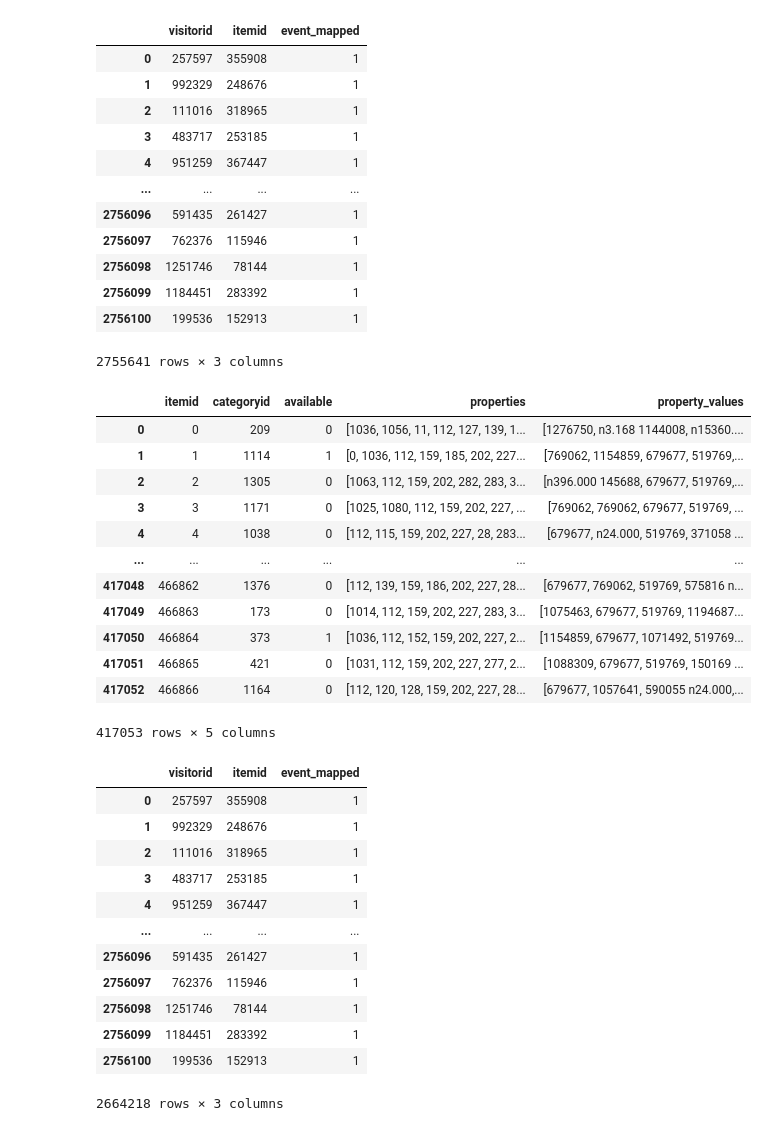
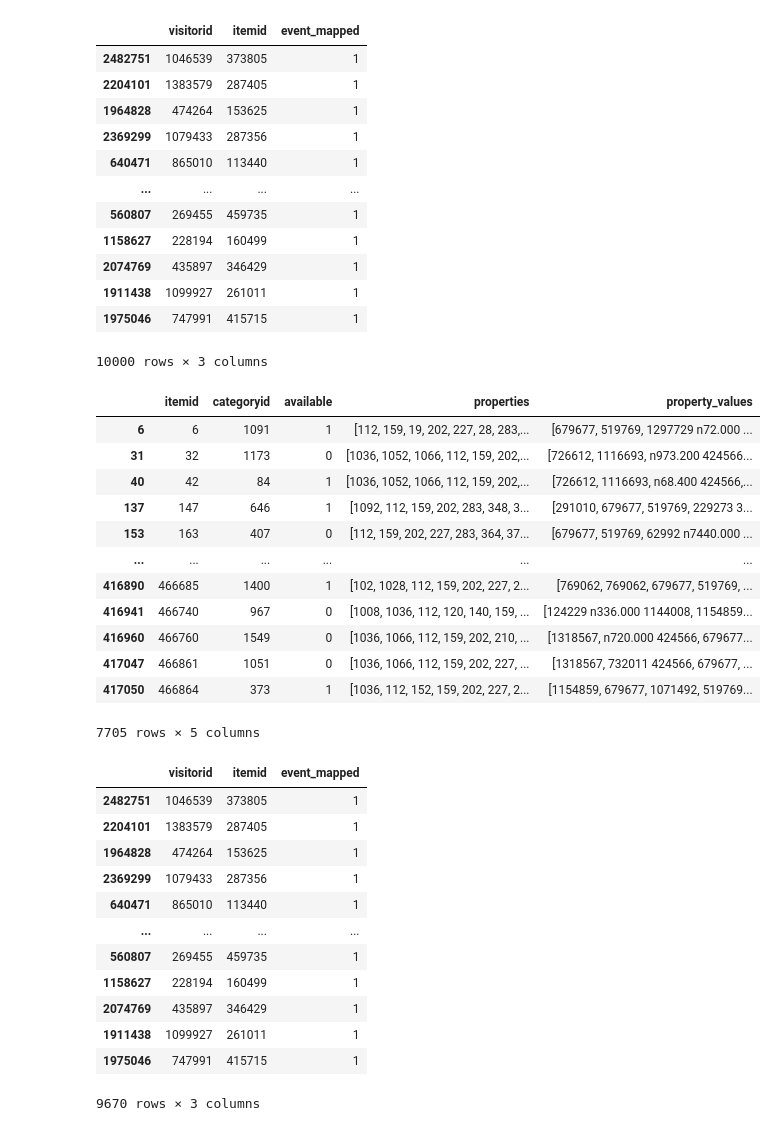
Before and after one commit to tomhuber96/master-thesis-practical-part, a Jupyter notebook: DL/retailrocket/detail_rocket_lightfm.ipynb, the cells around one changed output. Drawn from its saved outputs; the diff is of its cells as text; code cells hidden in the pictures.

```diff
--- a/DL/retailrocket/detail_rocket_lightfm.ipynb
+++ b/DL/retailrocket/detail_rocket_lightfm.ipynb
@@ -12,64 +12,65 @@ from lightfm.evaluation import precision_at_k, recall_at_k, auc_score
 # %%
 # Load data
 def map_event(event):
     if event == 'view':
         return 1
     elif event == 'addtocart':
         return 2
     elif event == 'transaction':
         return 3
     else:
         return 0
 
 basepath = '../../datasets/preprocessed_datasets/retailrocket/'
-events = pd.read_pickle(basepath +'events.pkl')
+events = pd.read_pickle(basepath +'events_10k.pkl')
 events['event_mapped'] = events['event'].apply(map_event)
 events = events.drop(columns=['timestamp', 'event', 'transactionid', 'datetime'])
 item_properties = pd.read_pickle(basepath +'item_data_extracted.pkl')
+item_properties = item_properties[item_properties.itemid.isin(events.itemid)]
 display(events, item_properties)
 # %% [output]
 |  | visitorid | itemid | event_mapped |
-| 0 | 257597 | 355908 | 1 |
-| 1 | 992329 | 248676 | 1 |
-| 2 | 111016 | 318965 | 1 |
-| 3 | 483717 | 253185 | 1 |
-| 4 | 951259 | 367447 | 1 |
+| 2482751 | 1046539 | 373805 | 1 |
+| 2204101 | 1383579 | 287405 | 1 |
+| 1964828 | 474264 | 153625 | 1 |
+| 2369299 | 1079433 | 287356 | 1 |
+| 640471 | 865010 | 113440 | 1 |
 | ... | ... | ... | ... |
-| 2756096 | 591435 | 261427 | 1 |
-| 2756097 | 762376 | 115946 | 1 |
-| 2756098 | 1251746 | 78144 | 1 |
-| 2756099 | 1184451 | 283392 | 1 |
-| 2756100 | 199536 | 152913 | 1 |
+| 560807 | 269455 | 459735 | 1 |
+| 1158627 | 228194 | 160499 | 1 |
+| 2074769 | 435897 | 346429 | 1 |
+| 1911438 | 1099927 | 261011 | 1 |
+| 1975046 | 747991 | 415715 | 1 |
-2755641 rows × 3 columns
+10000 rows × 3 columns
 |  | itemid | categoryid | available | properties | property_values |
-| 0 | 0 | 209 | 0 | [1036, 1056, 11, 112, 127, 139, 1... | [1276750, n3.168 1144008, n15360.... |
-| 1 | 1 | 1114 | 1 | [0, 1036, 112, 159, 185, 202, 227... | [769062, 1154859, 679677, 519769,... |
-| 2 | 2 | 1305 | 0 | [1063, 112, 159, 202, 282, 283, 3... | [n396.000 145688, 679677, 519769,... |
-| 3 | 3 | 1171 | 0 | [1025, 1080, 112, 159, 202, 227, ... | [769062, 769062, 679677, 519769, ... |
-| 4 | 4 | 1038 | 0 | [112, 115, 159, 202, 227, 28, 283... | [679677, n24.000, 519769, 371058 ... |
+| 6 | 6 | 1091 | 1 | [112, 159, 19, 202, 227, 28, 283,... | [679677, 519769, 1297729 n72.000 ... |
+| 31 | 32 | 1173 | 0 | [1036, 1052, 1066, 112, 159, 202,... | [726612, 1116693, n973.200 424566... |
+| 40 | 42 | 84 | 1 | [1036, 1052, 1066, 112, 159, 202,... | [726612, 1116693, n68.400 424566,... |
+| 137 | 147 | 646 | 1 | [1092, 112, 159, 202, 283, 348, 3... | [291010, 679677, 519769, 229273 3... |
+| 153 | 163 | 407 | 0 | [112, 159, 202, 227, 283, 364, 37... | [679677, 519769, 62992 n7440.000 ... |
 | ... | ... | ... | ... | ... | ... |
-| 417048 | 466862 | 1376 | 0 | [112, 139, 159, 186, 202, 227, 28... | [679677, 769062, 519769, 575816 n... |
-| 417049 | 466863 | 173 | 0 | [1014, 112, 159, 202, 227, 283, 3... | [1075463, 679677, 519769, 1194687... |
+| 416890 | 466685 | 1400 | 1 | [102, 1028, 112, 159, 202, 227, 2... | [769062, 769062, 679677, 519769, ... |
+| 416941 | 466740 | 967 | 0 | [1008, 1036, 112, 120, 140, 159, ... | [124229 n336.000 1144008, 1154859... |
+| 416960 | 466760 | 1549 | 0 | [1036, 1066, 112, 159, 202, 210, ... | [1318567, n720.000 424566, 679677... |
+| 417047 | 466861 | 1051 | 0 | [1036, 1066, 112, 159, 202, 227, ... | [1318567, 732011 424566, 679677, ... |
 | 417050 | 466864 | 373 | 1 | [1036, 112, 152, 159, 202, 227, 2... | [1154859, 679677, 1071492, 519769... |
-| 417051 | 466865 | 421 | 0 | [1031, 112, 159, 202, 227, 277, 2... | [1088309, 679677, 519769, 150169 ... |
-| 417052 | 466866 | 1164 | 0 | [112, 120, 128, 159, 202, 227, 28... | [679677, 1057641, 590055 n24.000,... |
-417053 rows × 5 columns
+7705 rows × 5 columns
 # %%
 events[events['event_mapped'] == 1]
 # %% [output]
 |  | visitorid | itemid | event_mapped |
-| 0 | 257597 | 355908 | 1 |
-| 1 | 992329 | 248676 | 1 |
-| 2 | 111016 | 318965 | 1 |
-| 3 | 483717 | 253185 | 1 |
-| 4 | 951259 | 367447 | 1 |
+| 2482751 | 1046539 | 373805 | 1 |
+| 2204101 | 1383579 | 287405 | 1 |
+| 1964828 | 474264 | 153625 | 1 |
+| 2369299 | 1079433 | 287356 | 1 |
+| 640471 | 865010 | 113440 | 1 |
 | ... | ... | ... | ... |
-| 2756096 | 591435 | 261427 | 1 |
-| 2756097 | 762376 | 115946 | 1 |
-| 2756098 | 1251746 | 78144 | 1 |
-| 2756099 | 1184451 | 283392 | 1 |
-| 2756100 | 199536 | 152913 | 1 |
+| 560807 | 269455 | 459735 | 1 |
+| 1158627 | 228194 | 160499 | 1 |
+| 2074769 | 435897 | 346429 | 1 |
+| 1911438 | 1099927 | 261011 | 1 |
+| 1975046 | 747991 | 415715 | 1 |
-2664218 rows × 3 columns
+9670 rows × 3 columns
 # %%
 item_properties[item_properties['itemid'].isin([363736, 420943, 174719])]
 # %% [output]
```
Also changed, not shown: parts of 6 cells of this notebook, 2 other files.
